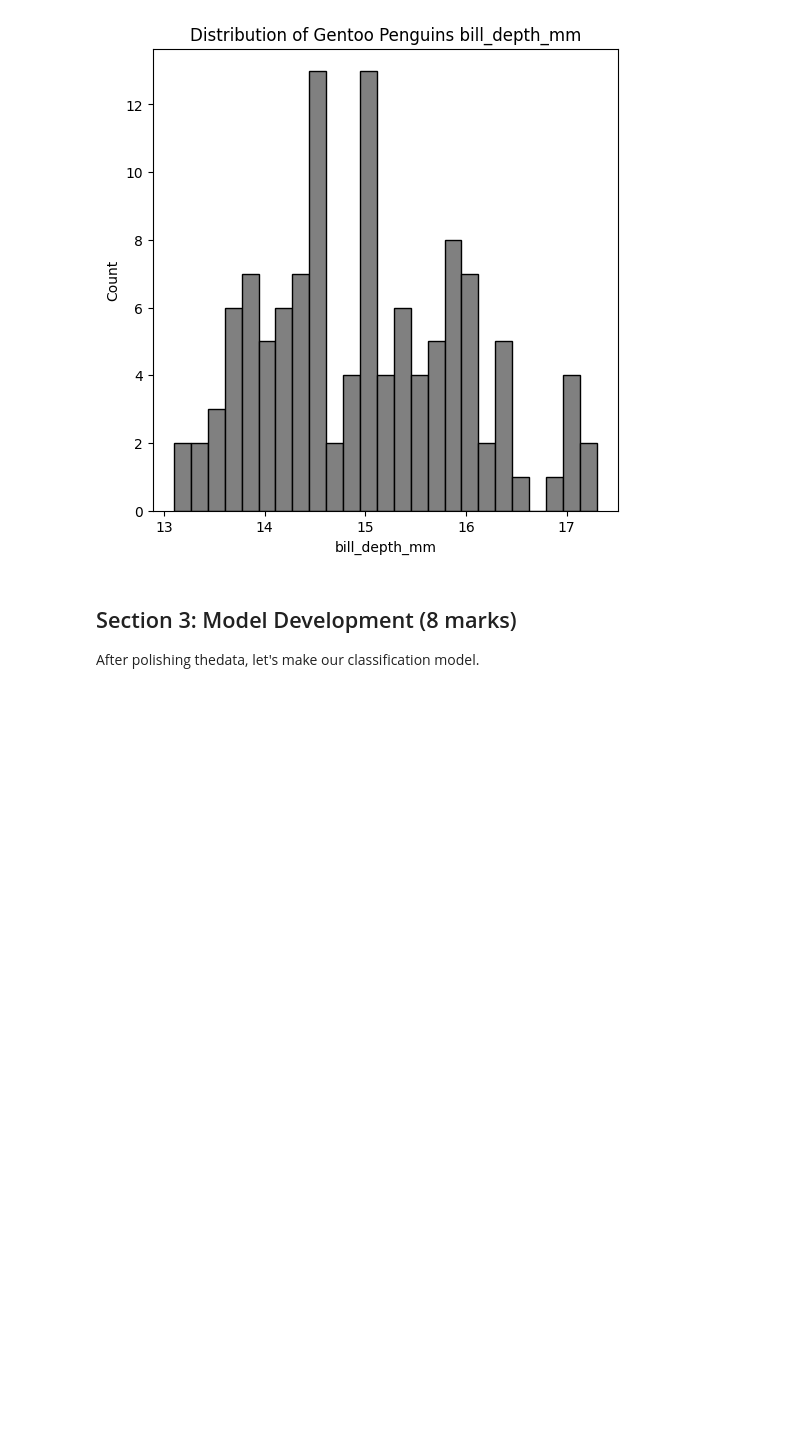
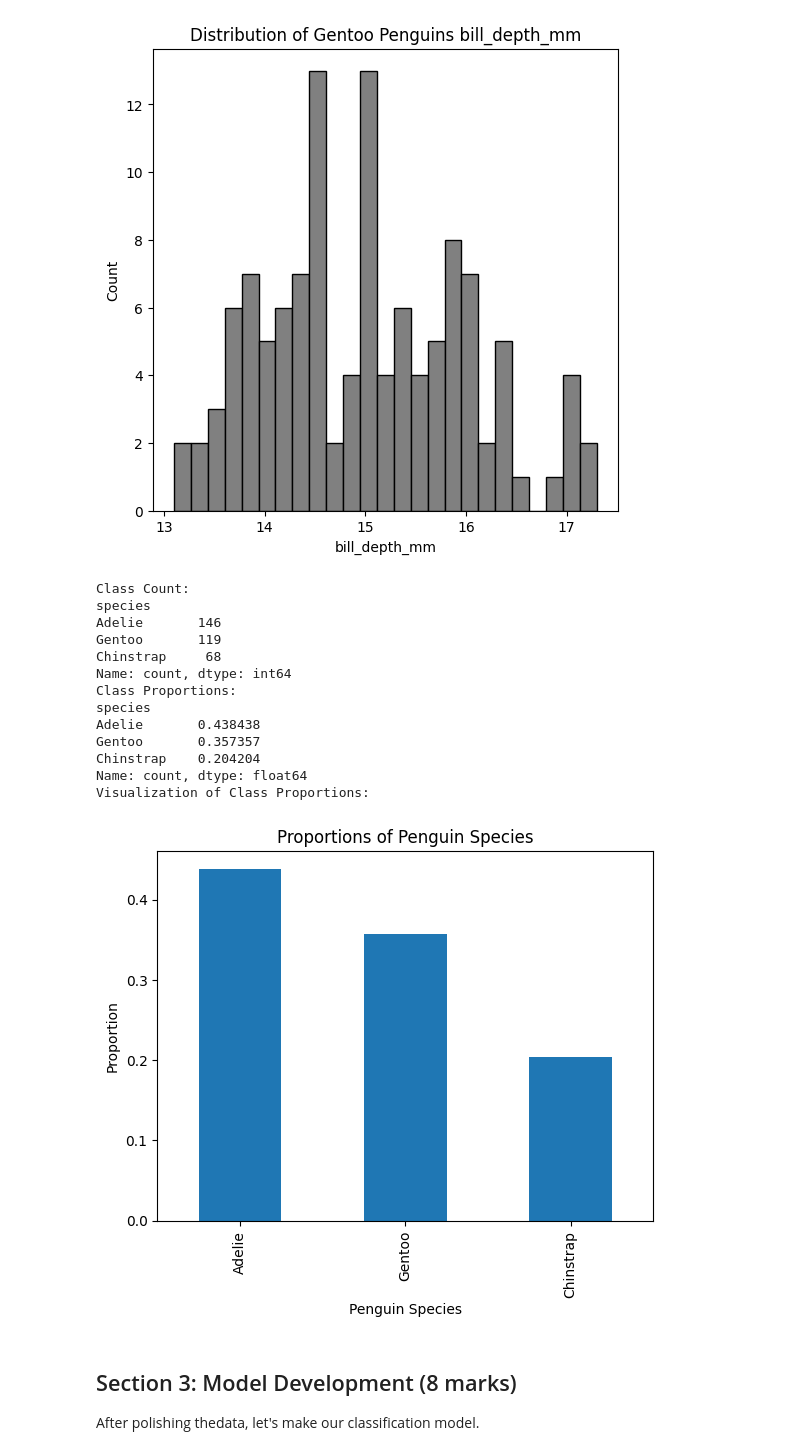
Before and after one commit to marxjoseph/SYSC4415A1, a Jupyter notebook: W2026/Assignments/A1/SYSC4415_W26_A1.ipynb, the cells around one changed output. Cells and saved outputs as stored; diff of their text form; code cells hidden in the pictures; blank space fills up the shorter version.

```diff
--- a/W2026/Assignments/A1/SYSC4415_W26_A1.ipynb
+++ b/W2026/Assignments/A1/SYSC4415_W26_A1.ipynb
@@ -231,3 +222,41 @@ Analyze class distribution and discuss implications for model training:
+# %%
+"""
+Q2c (1 mark)
+Analyze class distribution and discuss implications for model training:
+- Calculate and visualize class proportions
+- Identify any class imbalance
+"""
+
+# Class Counts and Proportions
+print("Class Count:")
+class_count = penguins_clean["species"].value_counts()
+print(class_count)
+print("Class Proportions:")
+class_proportions = class_count / len(penguins_clean)
+print(class_proportions)
+
+# Visualization of Class Proportions
+print("Visualization of Class Proportions:")
+visualization = class_proportions.plot(kind='bar')
+plt.title('Proportions of Penguin Species')
+plt.ylabel('Proportion')
+plt.xlabel('Penguin Species')
+plt.show()
+# %% [output]
+Class Count:
+species
+Adelie       146
+Gentoo       119
+Chinstrap     68
+Name: count, dtype: int64
+Class Proportions:
+species
+Adelie       0.438438
+Gentoo       0.357357
+Chinstrap    0.204204
+Name: count, dtype: float64
+Visualization of Class Proportions:
+[figure, added]
 # %% [markdown]
 ## Section 3: Model Development (8 marks)
 After polishing thedata, let's make our classification model.
```
Also changed, not shown: parts of 2 cells of this notebook.
